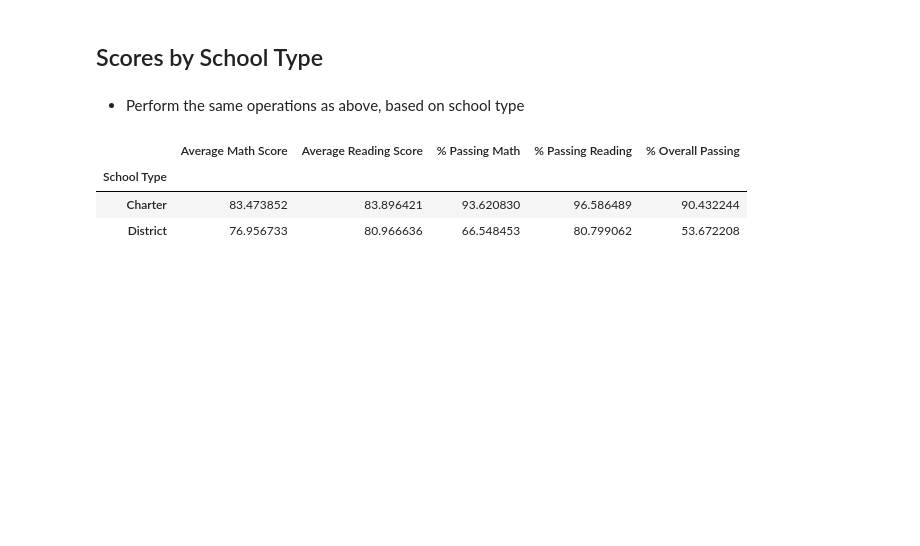
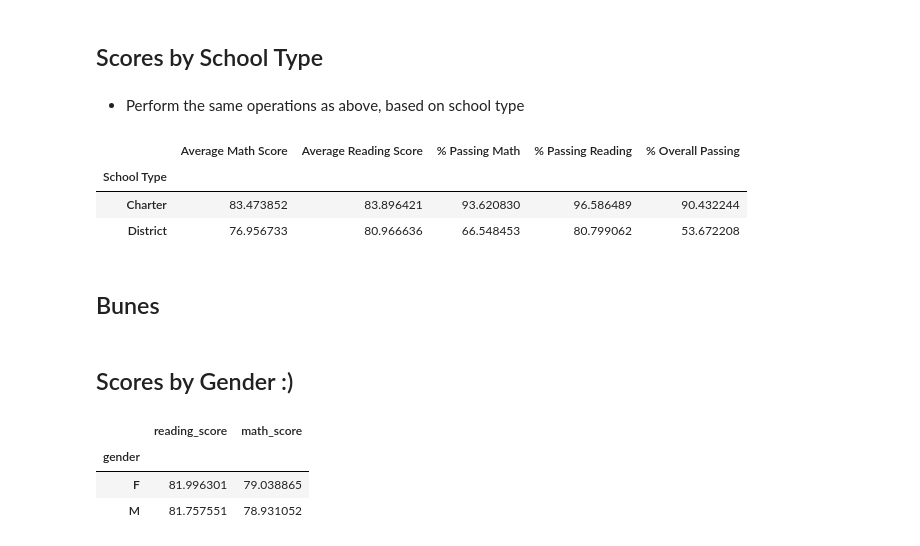
Before and after one commit to lalesafarzade/pandas-challenge-, a Jupyter notebook: PyCitySchools/PyCitySchools_starter.ipynb, the cells around one changed output. Drawn from its saved outputs; the diff is of its cells as text; code cells hidden in the pictures; blank space fills up the shorter version.

```diff
--- a/PyCitySchools/PyCitySchools_starter.ipynb
+++ b/PyCitySchools/PyCitySchools_starter.ipynb
@@ -278,3 +313,14 @@ Scores_by_School_Type
 | School Type |  |  |  |  |  |
 | Charter | 83.473852 | 83.896421 | 93.620830 | 96.586489 | 90.432244 |
 | District | 76.956733 | 80.966636 | 66.548453 | 80.799062 | 53.672208 |
+# %% [markdown]
+## Bunes
+# %% [markdown]
+## Scores by Gender :)
+# %%
+student_data.groupby('gender').mean().drop('Student ID',axis=1)
+# %% [output]
+|  | reading_score | math_score |
+| gender |  |  |
+| F | 81.996301 | 79.038865 |
+| M | 81.757551 | 78.931052 |
```
Also changed, not shown: parts of 12 cells of this notebook.
